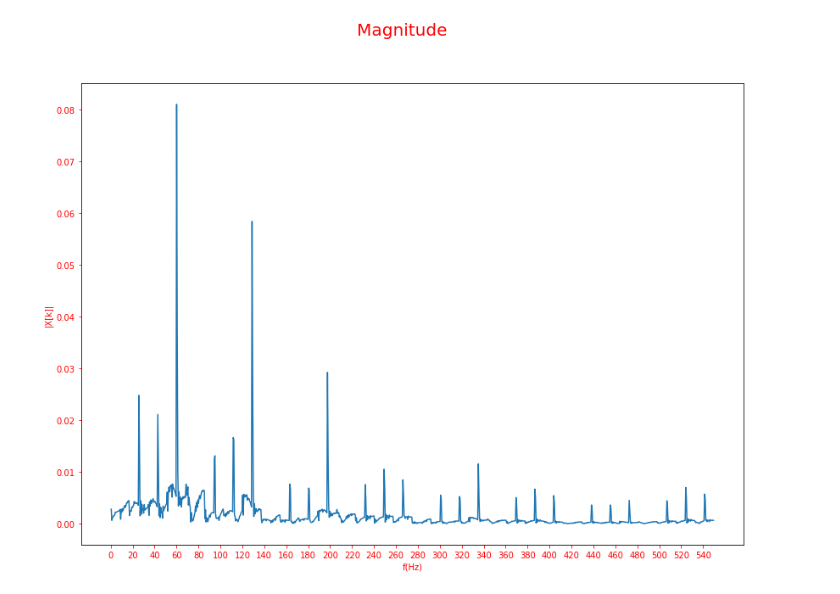
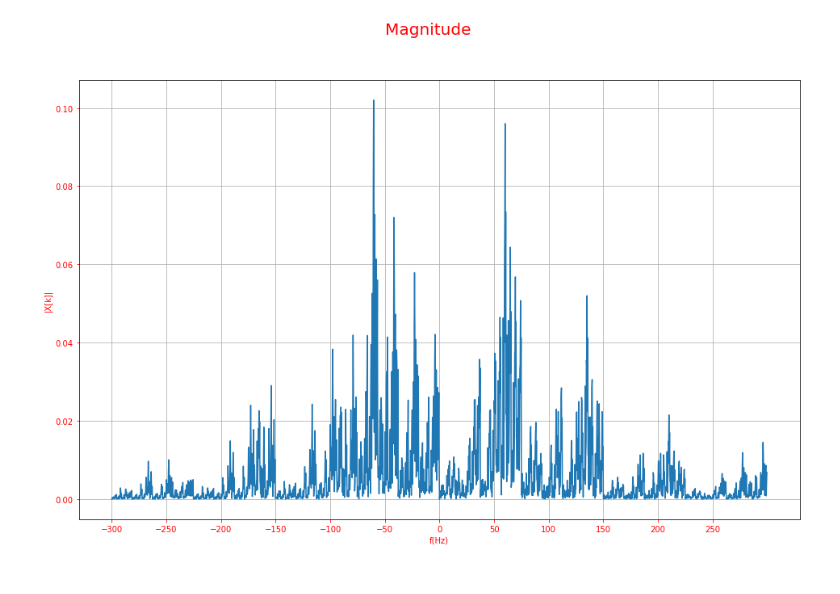
Before and after one commit to pludehn/FFTGUI, a Jupyter notebook: SignalGenerator.ipynb, the cells around one changed output. Saved outputs shown, nothing was run; the diff lists cells and outputs as text; code cells hidden in the pictures.

```diff
--- a/SignalGenerator.ipynb
+++ b/SignalGenerator.ipynb
@@ -3,9 +3,8 @@ import matplotlib.pyplot as plt
 import numpy as np
 import scipy.integrate as integrate
 import math
-from scipy.optimize import curve_fit
 #Python signal generator.
-
+#budget matlab
 
 class Signal(object):
     f =1
@@ -70,7 +69,6 @@ class Signal(object):
         self.fig()
         x = np.linspace(0,self.T,self.Fs*self.T)
         plt.plot(x, self.fsi(x))
-      #  plt.stem(x, self.fsi(x),'.')
         plt.show()
         if self.otype == 1:
             self.out = self.fsi(x)
@@ -172,9 +170,8 @@ class Modulation(Signal):
             if self.otype == 0:
                 self.out = (1/2)*(sig.op(sig.wtype,x)+1)*(self.op(self.wtype,x))
         plt.show()
-    def FM(self,sig):
+    def FM(self,sig): #modulating square/triangle/sawtooth waves to be implemented at a later date
         self.T=sig.T
-        tao = 0
         self.fig()
         x = np.linspace(0, self.T, sig.Fs*self.T)
         fshift = np.zeros(x.size)
@@ -182,66 +179,104 @@ class Modulation(Signal):
             fshift = self.fmi(x)
             plt.plot(x, sig.a*np.cos(2*np.pi*sig.f*x + (self.m)*(self.a)*fshift))
         else:
-            fshift = self.fmi(x)
+            sig.shift = self.fmi(x)*self.m*self.a
+            plt.plot(x, sig.a*self.op(sig.wtype,x))
         plt.show()
-
-            #sig.shift = self.op(sig.wtype,x) * self.m
-            #plt.plot(x, sig.a * sig.op(sig.wtype,x))
 
     def fmi (self, x):
         value = np.zeros(x.size)
         for index in range(0, x.size):
-            upperlimit = x[index]
-            value[index], err = integrate.quad(lambda tao: np.sin(2*np.pi*self.f*tao), 0, upperlimit)
+            value[index], err = integrate.quad(lambda tao: np.sin(2*np.pi*self.f*tao), 0, x[index])
         return value
 
+
 ####FFT Methods Below
-def FFTPLOT(FFT, complexT, Fs): #complex = 0 (magnitude), = 1 (seperate graphs). #phase = 0 (show phase),phase = 1 (don't show phase)
+def FFTPLOT(FFT, complexT, Fs): #complex = 0 (magnitude), = 1 (seperate graphs). =2 (show negative freqs) #phase = 0 (show phase),phase = 1 (don't show phase)
     x1 = np.arange(0,FFT.size) #bins
     xhz = x1 * (Fs / FFT.size)
     x = FFT.size / 2
     th = .15
+    phasearray = np.zeros(FFT.size)
     if complexT == 0:
-        phaseAngle = np.zeros(FFT.size)
+        phasearray = phase(FFT)
         for index in range(0, FFT.size):
-            phaseAngle[index] = np.arctan((FFT[index].imag)/(FFT[index].real))
-            if (np.abs(phaseAngle[index]) < th):
-                phaseAngle[index] = 0
             FFT[index] = np.abs(FFT[index])
         figMag = fig2()
         plt.xlabel('f(Hz)')
         plt.ylabel('|X[k]|')
         plt.suptitle('Magnitude', fontsize=20, color = 'red')
         plt.plot(xhz[1:int(x)], FFT.real[1:int(x)])
-        plt.xticks(np.arange(min(xhz), xhz[int(x)], 20))
-        plt.show()
-        #Need curve fit for phase data.
+        if (FFT.size <= 8192):
+            plt.xticks(np.arange(min(xhz), xhz[int(x)], 50))
+        elif(FFT.size >= 8192):
+            plt.xticks(np.arange(min(xhz), xhz[int(x)], 100))
+        plt.grid()
         figPhase = fig2()
         plt.xlabel('f(Hz)')
-        plt.ylabel('Angle(Degrees)')
-        plt.suptitle('Phase', fontsize=20, color = 'red')
-        plt.plot(xhz, phaseAngle)
+        plt.ylabel('Angle(rad)')
+        plt.suptitle('Phase', fontsize=20, color='red')
+        plt.plot(xhz[0:int(x)], phasearray[0:int(x)])
         plt.show()
-    elif complexT != 0:
+    elif complexT == 1:
         figReal = fig2()
         plt.xlabel('f(Hz)')
         plt.ylabel('X[k]')
         plt.suptitle('Magnitude(Real)', fontsize=20, color = 'red')
-        plt.plot(x1,FFT.real)
+        plt.plot(xhz[1:int(x)],FFT.real[1:int(x)])
+        plt.xticks(np.arange(min(xhz), xhz[int(x)], 50))
+        plt.grid()
         plt.show()
         figImag = fig2()
         plt.xlabel('f(Hz)')
         plt.ylabel('X[k]')
         plt.suptitle('Magnitude(Imag)', fontsize=20, color = 'red')
-        plt.plot(x1,FFT.imag)
+        plt.plot(xhz[1:int(x)],FFT.imag[1:int(x)])
+        plt.xticks(np.arange(min(xhz), xhz[int(x)], 50))
+        plt.grid()
+        plt.show()
+    elif complexT == 2:
+        x2 = np.arange(-x, x) #bins
+        xhz = x2 * (Fs / FFT.size)
+        phasearray = phase(FFT)
+        for index in range(0, FFT.size):
+            FFT[index] = np.abs(FFT[index])
+        figMag = fig2()
+        plt.xlabel('f(Hz)')
+        plt.ylabel('|X[k]|')
+        plt.suptitle('Magnitude', fontsize=20, color = 'red')
+        plt.plot(xhz, FFT.real)
+        if (FFT.size <= 8192):
+            plt.xticks(np.arange(np.min(xhz), np.amax(xhz), 50))
+        elif(FFT.size >= 8192):
+            plt.xticks(np.arange(np.min(xhz), np.amax(xhz), 100))
+        plt.grid()
+        figPhase = fig2()
+        plt.xlabel('f(Hz)')
+        plt.ylabel('Angle(rad)')
+        plt.suptitle('Phase', fontsize=20, color='red')
+        plt.plot(xhz, phasearray)
         plt.show()
 def fig2():
-        fig = plt.figure(figsize=(14,10))
+        fig = plt.figure(figsize=(16,10))
         ax = fig.add_subplot(111)
         ax.xaxis.label.set_color('red')
         ax.yaxis.label.set_color('red')
         ax.tick_params(axis='x', colors='red')
         ax.tick_params(axis='y', colors='red')
+def phase(FFT):
+    phase = np.zeros(FFT.size)
+    for index in range(0, FFT.size):
+        phase[index] = np.arctan(FFT[index].imag / FFT[index].real)
+    phase = np.unwrap(phase)
+    return phase
+def fftshift(FFT): #center dc component in array
+    FFT2 = np.zeros(FFT.size, dtype=np.complex_)
+    np.copyto(FFT2,FFT)
+    x = int(FFT.size/2)
+    FFT[x] = FFT2[0]
+    FFT[x+1 : FFT.size] = FFT2[1:x]
+    FFT[0:x-1] = FFT2[x+1 : FFT.size]
+    return FFT
 def BitReversal(value, binsize):
     val2 = 0
     count = int(math.log(binsize,2))
@@ -296,11 +331,11 @@ def tw(n, binsize): #twiddle factor.
 #binsize = x point DFT
 binsize = 2048
 a = np.zeros(binsize, dtype=np.complex_)
-
 sig = Signal(60,1,0)
-sig.T=1
+sig.T=2
 sig.binsize(binsize,1)
-sig.sine(1100)
+sig.sine(600)
 a = DIT(sig.out,binsize)
-FFTPLOT(a, 0, sig.Fs)
+a=fftshift(a)
+FFTPLOT(a, 2, sig.Fs)
 # %% [output]
@@ -308 +343 @@ FFTPLOT(a, 0, sig.Fs)
-[figure, old version]
+[figure, new version]
```
Also changed, not shown: parts of 1 cell of this notebook.
